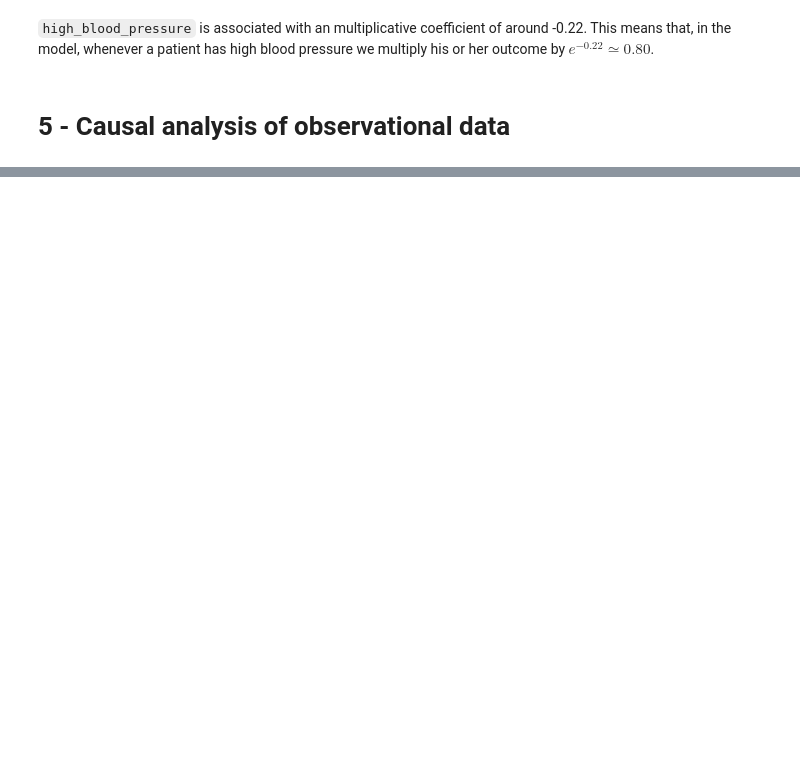
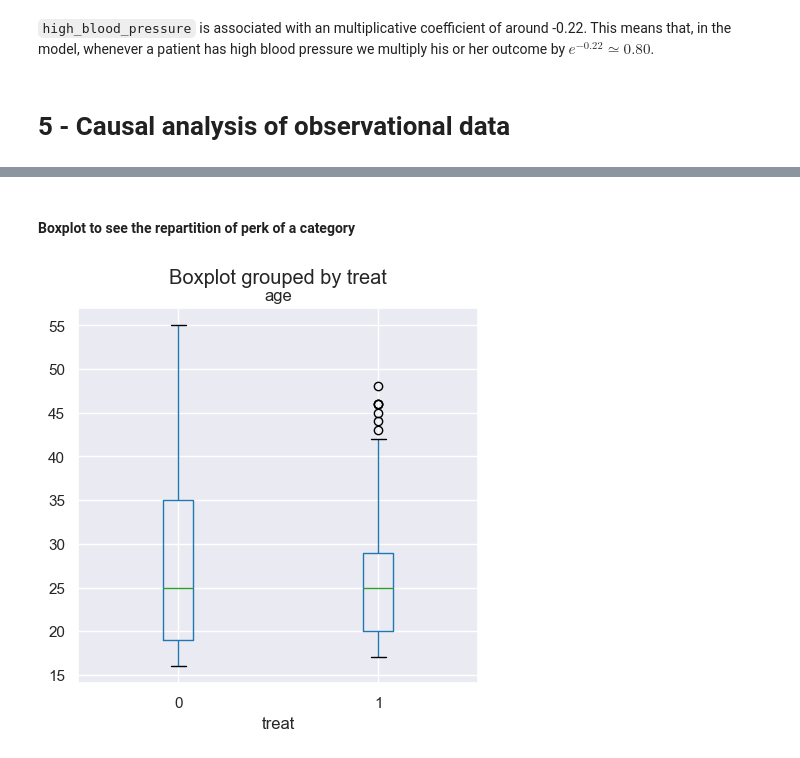
Before and after one commit to 2Tricky4u/ADA2023, a Jupyter notebook: Exercises/CheatSheet.ipynb, the cells around one changed output, grey strips where cells are left out. Drawn from its saved outputs; the diff is of its cells as text; code cells hidden in the pictures; blank space fills up the shorter version.

```diff
--- a/Exercises/CheatSheet.ipynb
+++ b/Exercises/CheatSheet.ipynb
@@ -1176,0 +1120,10 @@ Notes:
+# %% [markdown]
+#### Boxplot to see the repartition of perk of a category
+# %%
+# Age -- quite different, the members of the treated tend
+# to be younger than the ones in the control group
+
+lalonde_data.boxplot(by='treat', column='age', figsize = [5, 5], grid=True)
+plt.show()
+# %% [output]
+[figure, added]
```
Also changed, not shown: parts of 36 cells of this notebook.
